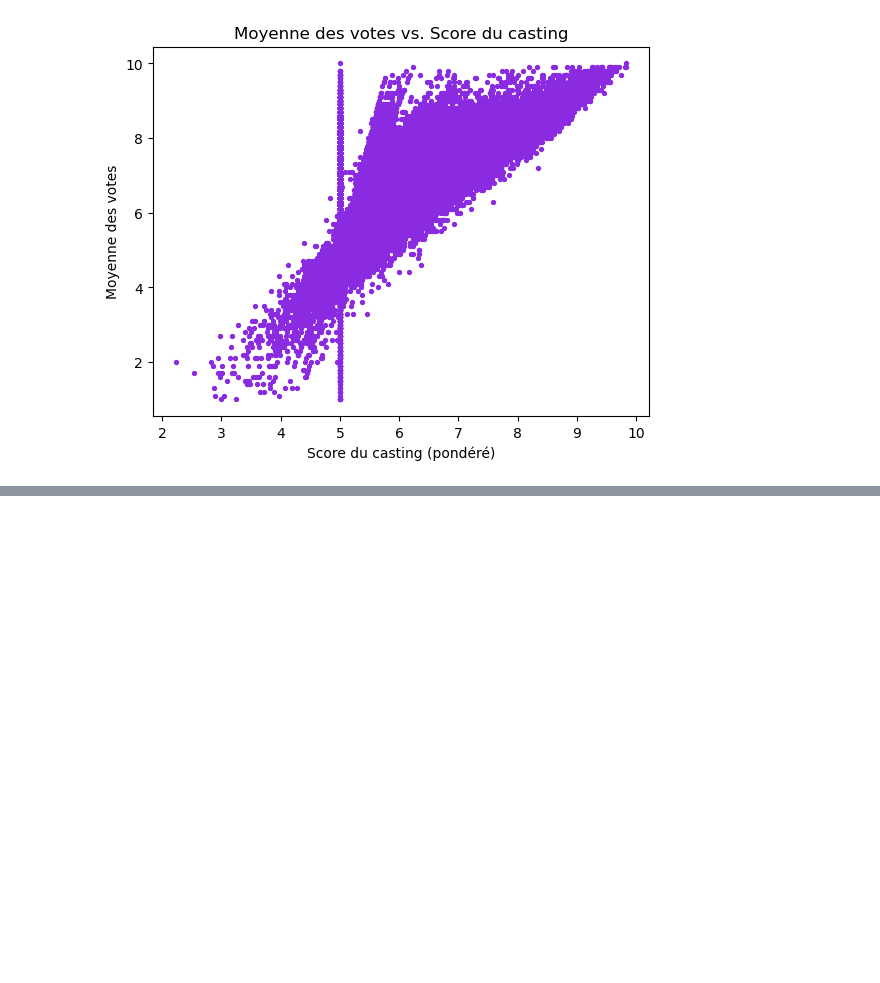
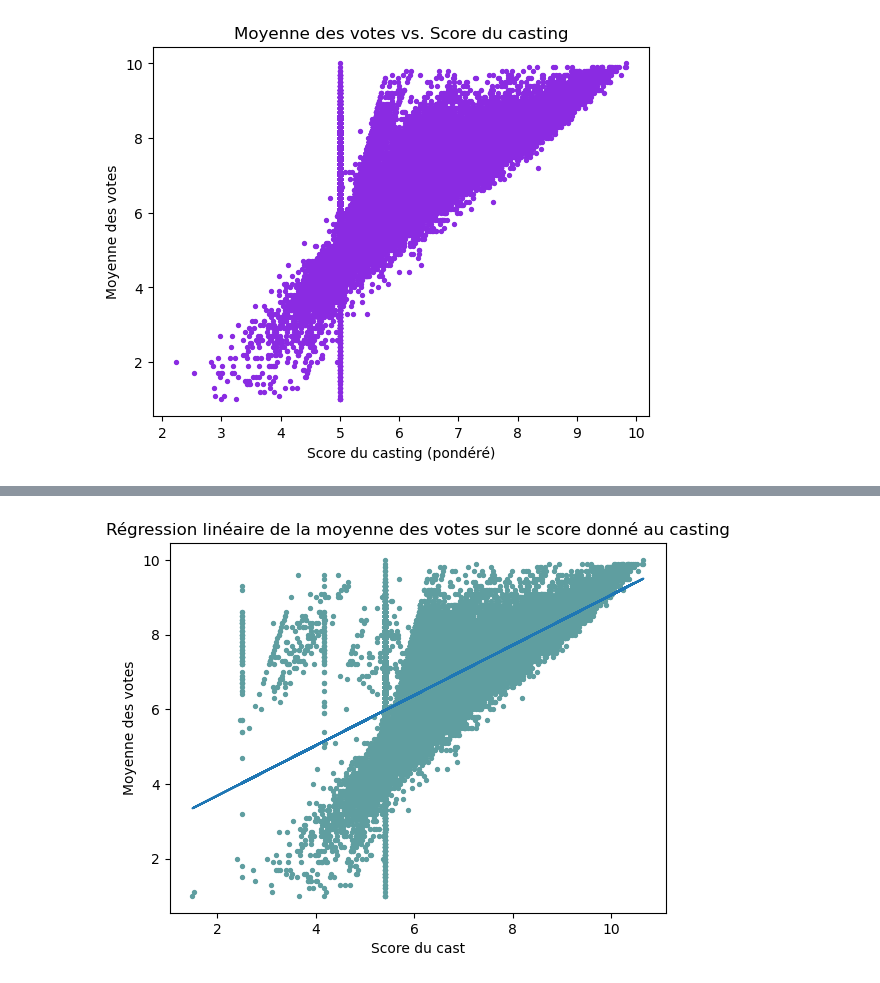
Before and after one commit to Jeremstar/Projet-de-DINGUE, a Jupyter notebook: code/stat_des.ipynb, the cells around one changed output, grey strips where cells are left out. Saved outputs shown, nothing was run; the diff lists cells and outputs as text; code cells hidden in the pictures; blank space fills up the shorter version.

```diff
--- a/code/stat_des.ipynb
+++ b/code/stat_des.ipynb
@@ -277,0 +326,10 @@ df_fusionné2 = df_fusionné.copy()
+# %%
+director_scores = {}
+for _, row in df_fusionné.iterrows():
+    directors = row['director']
+    rating = row['Note_moyenne']
+    for i, director in enumerate(directors):
+        if director not in director_scores:
+            director_scores[director] = []
+        new_score = (director_scores[director][-1] + rating * (i + 1)) / (i + 2) if director_scores[director] else 5
+        director_scores[director].append(new_score)
@@ -319,0 +653,18 @@ plt.show()
+# %%
+#superposition de la droite de régression obtenue juste au-dessus avec le nuage de points Moyenne des votes/Score_cast
+
+def droite_reg(x):
+    return 0.6720*x + 2.3388
+
+df_fusionné.plot(x='score_acteur', y='Note_moyenne', kind='scatter', s=8, c='#5F9EA0')
+plt.title("Régression linéaire de la moyenne des votes sur le score donné au casting")
+plt.xlabel("Score du cast")
+plt.ylabel("Moyenne des votes")
+
+x = df_fusionné['score_acteur']
+y2 = droite_reg(x)
+plt.plot(x, y2)
+
+plt.show()
+# %% [output]
+[figure, added]
```
Also changed, not shown: parts of 23 cells of this notebook, 1 other file.
